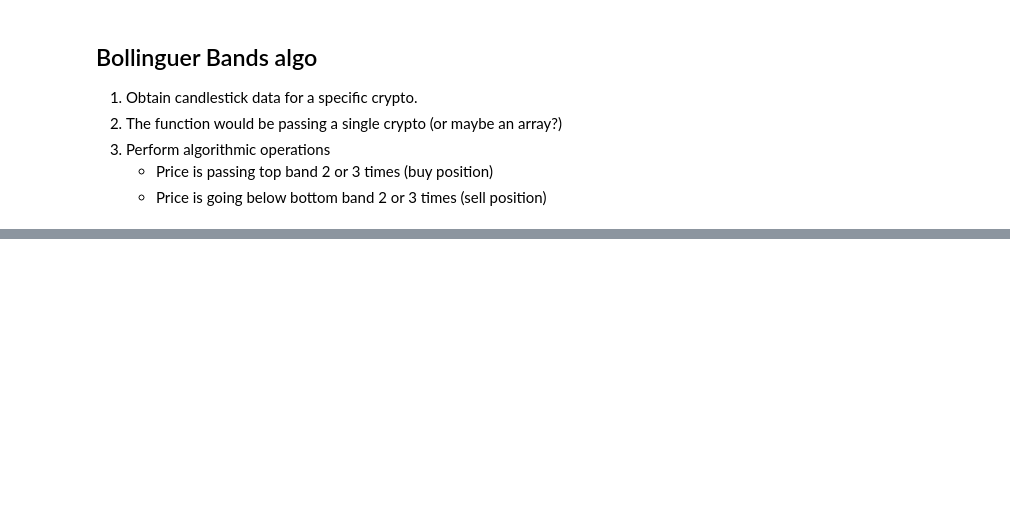
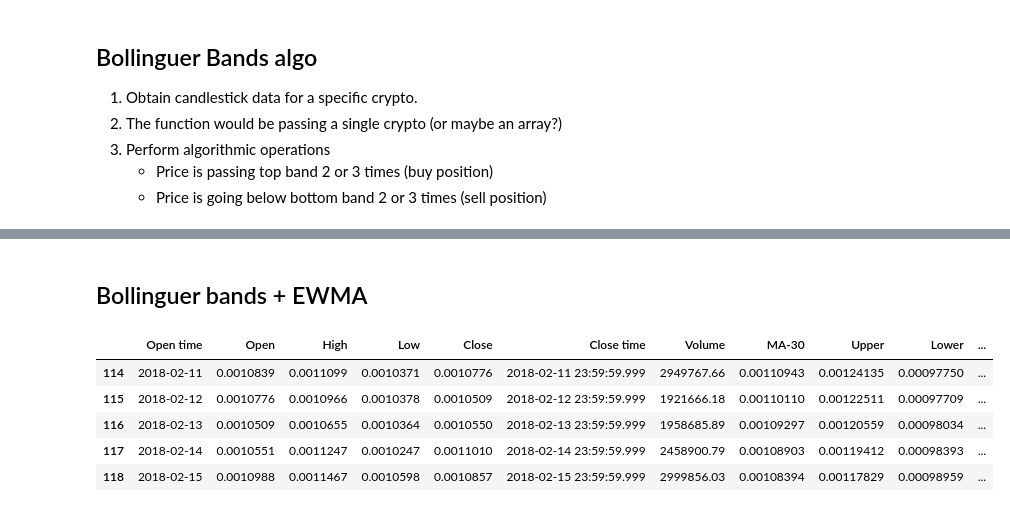
Before and after one commit to carkod/algobin-notebook, a Jupyter notebook: research/Bollinguer Bands Algorithm.ipynb, the cells around one changed output, grey strips where cells are left out. Cells and saved outputs as stored; diff of their text form; code cells hidden in the pictures; blank space fills up the shorter version.

```diff
--- a/research/Bollinguer Bands Algorithm.ipynb
+++ b/research/Bollinguer Bands Algorithm.ipynb
@@ -68,0 +83,24 @@ df[['Close','Close: 30 Day Mean','Upper','Lower']].plot(figsize=(16,6))
+# %% [markdown]
+## Bollinguer bands + EWMA
+# %%
+# adding data
+pd.options.mode.chained_assignment = None
+ohlc_df['MA-30'] = pd.Series(ohlc_df['Close'].rolling(window=20).mean(), index=ohlc_df.index)
+ohlc_df['Upper'] = pd.Series(ohlc_df['MA-30'] + 2*ohlc_df['Close'].rolling(window=20).std(), index=ohlc_df.index)
+ohlc_df['Lower'] = pd.Series(ohlc_df['MA-30'] - 2*ohlc_df['Close'].rolling(window=20).std(), index=ohlc_df.index)
+
+# signal line for MACD
+ohlc_df['EWMA6'] = pd.Series(ohlc_df['Close'].ewm(span=6).mean(),  index=ohlc_df.index)
+# Add Exponential Weighted MA
+ohlc_df['EWMA12'] = pd.Series(ohlc_df['Close'].ewm(span=12).mean(),  index=ohlc_df.index)
+ohlc_df['EWMA26'] = pd.Series(ohlc_df['Close'].ewm(span=26).mean(),  index=ohlc_df.index)
+ohlc_df['MACD']= pd.Series(ohlc_df['EWMA26'] - ohlc_df['EWMA12'])
+ohlc_df.dropna(inplace=True)
+ohlc_df.head()
+# %% [output]
+|  | Open time | Open | High | Low | Close | Close time | Volume | MA-30 | Upper | Lower | ... |
+| 114 | 2018-02-11 | 0.0010839 | 0.0011099 | 0.0010371 | 0.0010776 | 2018-02-11 23:59:59.999 | 2949767.66 | 0.00110943 | 0.00124135 | 0.00097750 | ... |
+| 115 | 2018-02-12 | 0.0010776 | 0.0010966 | 0.0010378 | 0.0010509 | 2018-02-12 23:59:59.999 | 1921666.18 | 0.00110110 | 0.00122511 | 0.00097709 | ... |
+| 116 | 2018-02-13 | 0.0010509 | 0.0010655 | 0.0010364 | 0.0010550 | 2018-02-13 23:59:59.999 | 1958685.89 | 0.00109297 | 0.00120559 | 0.00098034 | ... |
+| 117 | 2018-02-14 | 0.0010551 | 0.0011247 | 0.0010247 | 0.0011010 | 2018-02-14 23:59:59.999 | 2458900.79 | 0.00108903 | 0.00119412 | 0.00098393 | ... |
+| 118 | 2018-02-15 | 0.0010988 | 0.0011467 | 0.0010598 | 0.0010857 | 2018-02-15 23:59:59.999 | 2999856.03 | 0.00108394 | 0.00117829 | 0.00098959 | ... |
```
Also changed, not shown: parts of 12 cells of this notebook.
